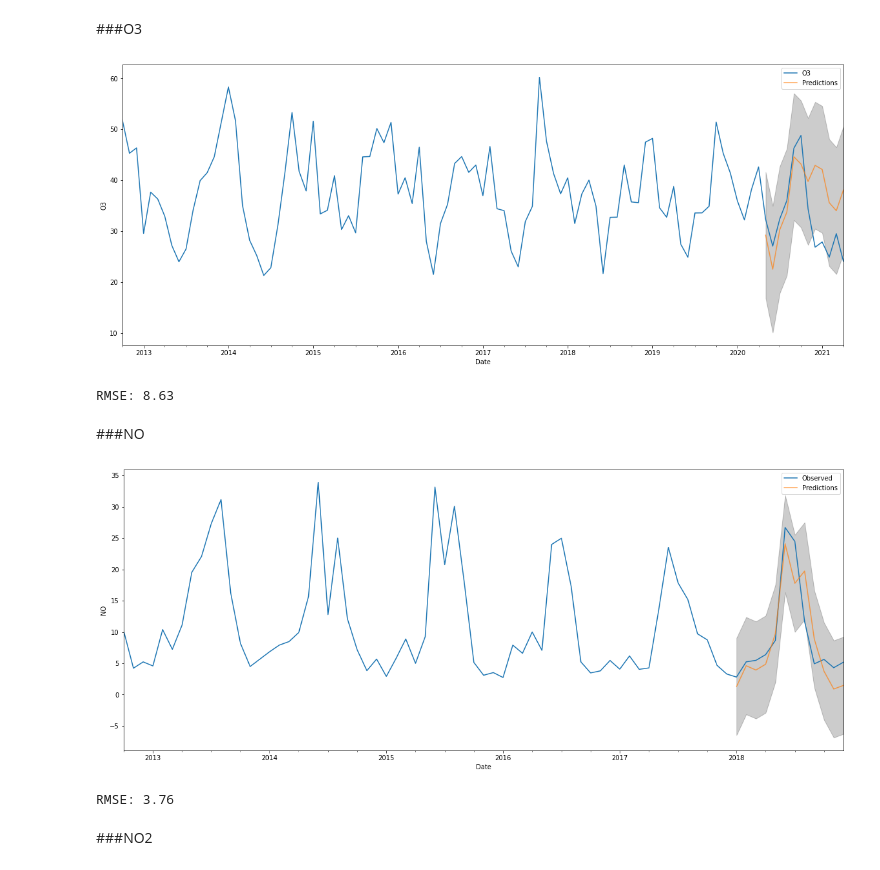
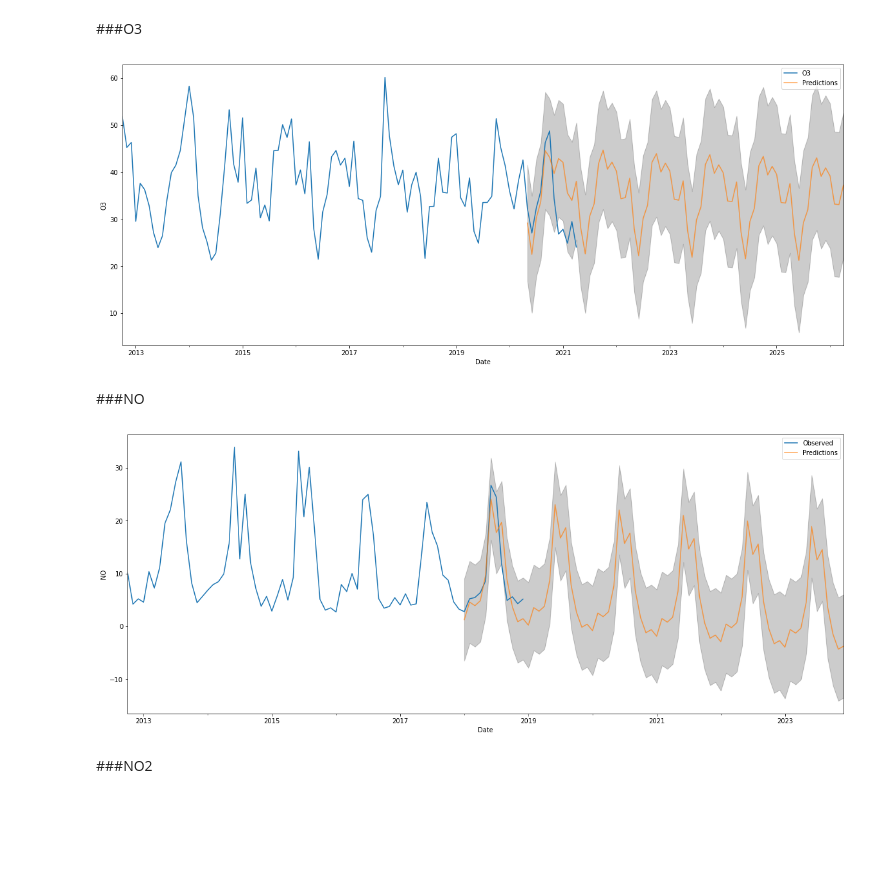
Before and after one commit to antoniogss/air_quality, a Jupyter notebook: sarima_forecasting.ipynb, the cells around one changed output. Saved outputs shown, nothing was run; the diff lists cells and outputs as text; code cells hidden in the pictures; blank space fills up the shorter version.

```diff
--- a/sarima_forecasting.ipynb
+++ b/sarima_forecasting.ipynb
@@ -110,7 +110,7 @@ pdq = list(itertools.product(p,d,q))
 
 seasonal_pdq = [(x[0], x[1], x[2], 12) for x in pdq]
 
-steps = 12
+steps = 72
 # %% [markdown]
 ##Capão Redondo
 # %% [markdown]
@@ -169,36 +169,31 @@ b = min(metric_aic_dict.items(), key=lambda x: x[1])[0][1]
 # %%
 forecast = model_aic.get_forecast(steps=steps)
 
 #predictions and confidence interval
-predictions = forecast.predicted_mean
+predictions_cp_o3 = forecast.predicted_mean
 ci = forecast.conf_int()
 
 #Observed Plot
 fig = cp_o3_8h_month.plot(label='Observed')
 fig.set_xlabel('Date')
 fig.set_ylabel('O3')
 fig.fill_between(ci.index,
                  ci.iloc[:, 0],
                  ci.iloc[:, 1],
                  color='k',
                  alpha=.2
                 )
 
 #Prediction Plot
-predictions.plot(ax=fig,
+predictions_cp_o3.plot(ax=fig,
                  label='Predictions',
                  alpha=.7,)
 
 plt.legend()
 
 plt.show()
 # %% [output]
-[figure, old version]
+[figure, new version]
-# %%
-rmse_cp_o3 = round(np.sqrt(mse(predictions,y_test)),2)
-print('RMSE: '+str(round(np.sqrt(mse(predictions,y_test)),2)))
-# %% [output]
-RMSE: 8.63
 # %% [markdown]
 ###NO
 # %%
@@ -240,7 +235,7 @@ model_aic = model.fit()
 forecast = model_aic.get_forecast(steps=steps)
 
 #predictions and confidence interval
-predictions = forecast.predicted_mean
+predictions_cp_no = forecast.predicted_mean
 ci = forecast.conf_int()
 
 #Observed Plot
@@ -255,7 +250,7 @@ fig.fill_between(ci.index,
                 )
 
 #Prediction Plot
-predictions.plot(ax=fig,
+predictions_cp_no.plot(ax=fig,
                  label='Predictions',
                  alpha=.7,)
 
@@ -263,12 +258,7 @@ plt.legend()
 
 plt.show()
 # %% [output]
-[figure, old version]
+[figure, new version]
-# %%
-rmse_cp_no = round(np.sqrt(mse(predictions,y_test)),2)
-print('RMSE: '+str(round(np.sqrt(mse(predictions,y_test)),2)))
-# %% [output]
-RMSE: 3.76
 # %% [markdown]
 ###NO2
 # %%
```
Also changed, not shown: parts of 30 cells of this notebook.
